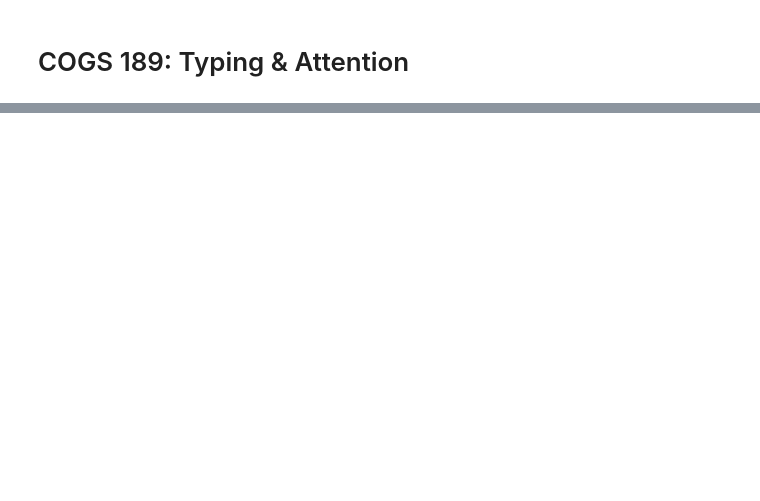
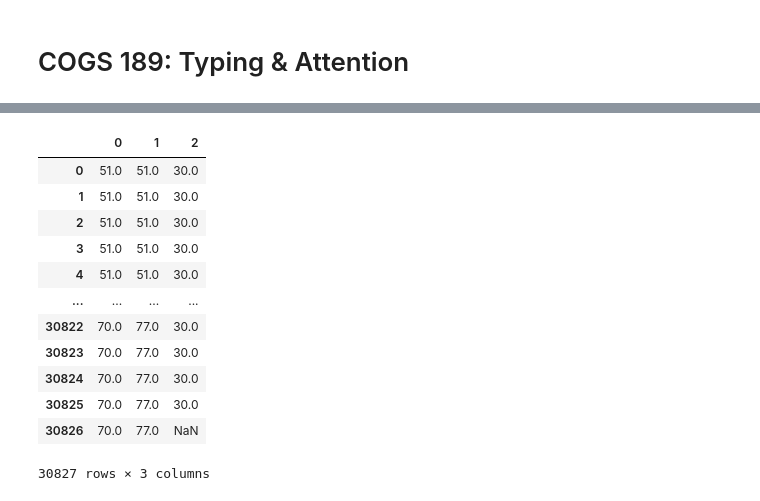
Before and after one commit to jjohashi/typing-attention, a Jupyter notebook: attention-analysis.ipynb, the cells around one changed output, grey strips where cells are left out. Saved outputs shown, nothing was run; the diff lists cells and outputs as text; code cells hidden in the pictures; blank space fills up the shorter version.

```diff
--- a/attention-analysis.ipynb
+++ b/attention-analysis.ipynb
@@ -33,0 +157,21 @@ tester
+# %%
+IV2 = pd.DataFrame()
+IV2[0] = df03['attention']
+IV2[1] = df13['attention']
+IV2[2] = df23['attention']
+# %%
+IV2
+# %% [output]
+|  | 0 | 1 | 2 |
+| 0 | 51.0 | 51.0 | 30.0 |
+| 1 | 51.0 | 51.0 | 30.0 |
+| 2 | 51.0 | 51.0 | 30.0 |
+| 3 | 51.0 | 51.0 | 30.0 |
+| 4 | 51.0 | 51.0 | 30.0 |
+| ... | ... | ... | ... |
+| 30822 | 70.0 | 77.0 | 30.0 |
+| 30823 | 70.0 | 77.0 | 30.0 |
+| 30824 | 70.0 | 77.0 | 30.0 |
+| 30825 | 70.0 | 77.0 | 30.0 |
+| 30826 | 70.0 | 77.0 | NaN |
+30827 rows × 3 columns
```
Also changed, not shown: parts of 38 cells of this notebook, 21 other files.
